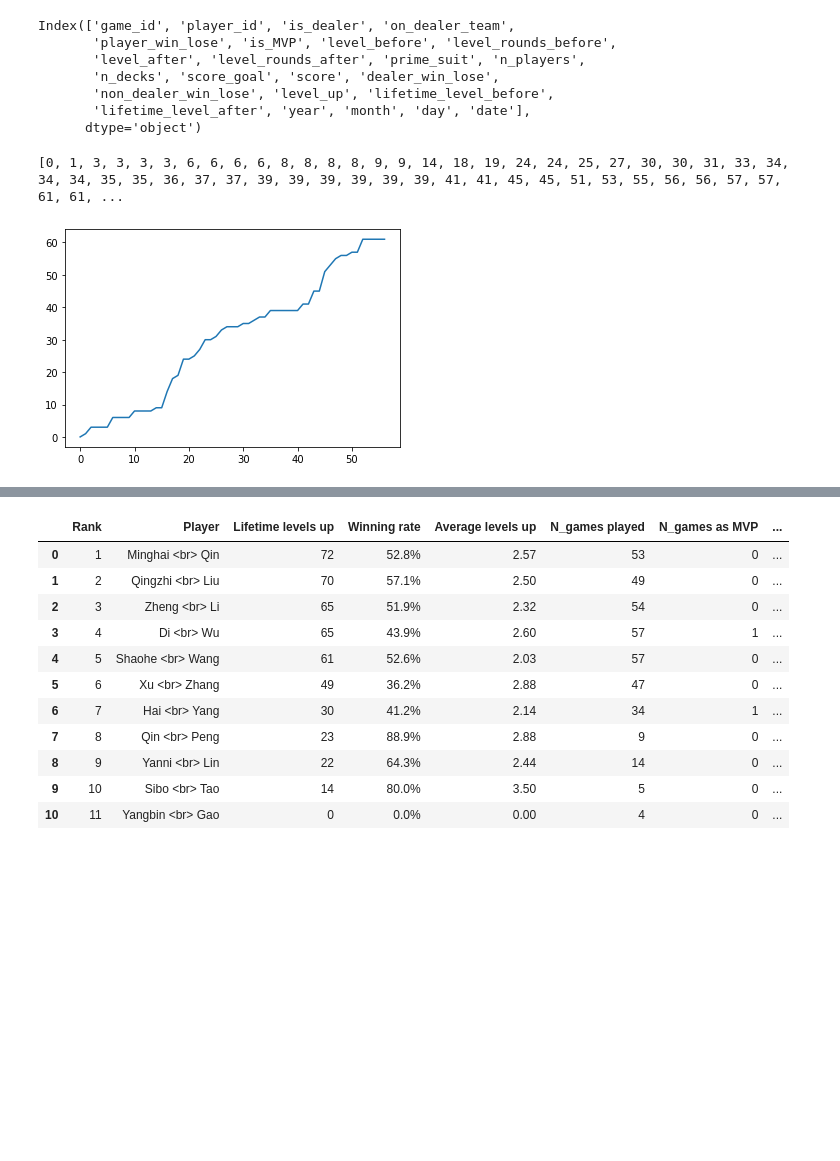
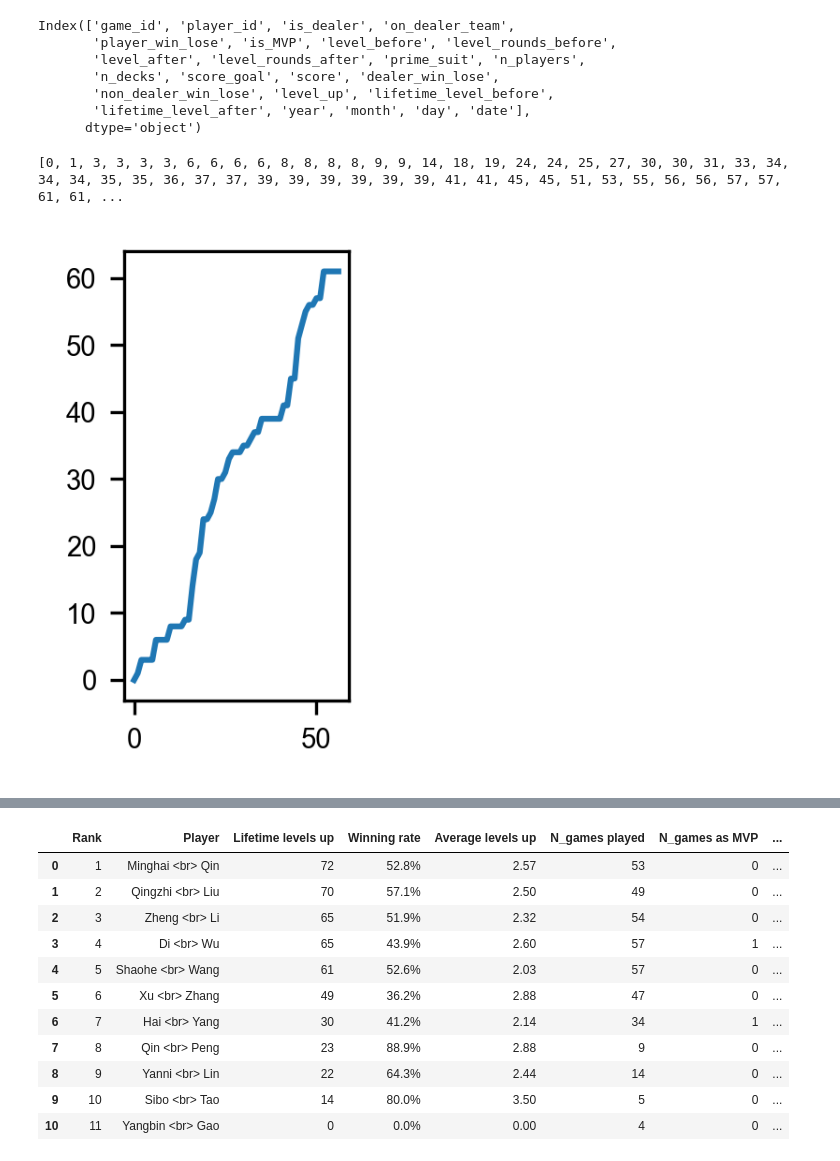
Before and after one commit to snownontrace/stats_playing_cards, a Jupyter notebook: update-player-stats.ipynb, the cells around one changed output, grey strips where cells are left out. Saved outputs shown, nothing was run; the diff lists cells and outputs as text; code cells hidden in the pictures; blank space fills up the shorter version.

Commit message:
add plotting script

```diff
--- a/update-player-stats.ipynb
+++ b/update-player-stats.ipynb
@@ -2,8 +2,15 @@
 from get_sheet_data import get_sheet_data
 import pandas as pd
 from datetime import date
+import matplotlib
 import matplotlib.pyplot as plt
 import seaborn as sns
+
+%matplotlib inline
+font = {'family' : 'Arial',
+        'size'   : 7}
+matplotlib.rc('font', **font)
+plt.rcParams['svg.fonttype'] = 'none'
 # %%
 # pull data from the Google spreadsheet
 SHEET_URL = 'https://docs.google.com/spreadsheets/d/1So3PBr9gV3I0LzApZOgJlQew2QjM1wAiWhR50rAnHRg/edit#gid=2137801449'
@@ -196,8 +203,11 @@ def plot_player_history(df, player):
     player_history = df_player.lifetime_level_before.tolist()
     print(player_history)
     plt.plot(range(len(player_history)), player_history)
-# %%
-plot_player_history(df, 'Shaohe_Wang')
-# %% [output]
-[0, 1, 3, 3, 3, 3, 6, 6, 6, 6, 8, 8, 8, 8, 9, 9, 14, 18, 19, 24, 24, 25, 27, 30, 30, 31, 33, 34, 34, 34, 35, 35, 36, 37, 37, 39, 39, 39, 39, 39, 39, 41, 41, 45, 45, 51, 53, 55, 56, 56, 57, 57, 61, 61, ...
-[figure, removed]
+# %%
+fig_width, fig_height = (1, 2)
+fig = plt.figure(figsize=(fig_width, fig_height), dpi=300)
+ax = fig.add_axes([0.1, 0.1, 0.8, 0.8])
+plot_player_history(df, 'Shaohe_Wang')
+# %% [output]
+[0, 1, 3, 3, 3, 3, 6, 6, 6, 6, 8, 8, 8, 8, 9, 9, 14, 18, 19, 24, 24, 25, 27, 30, 30, 31, 33, 34, 34, 34, 35, 35, 36, 37, 37, 39, 39, 39, 39, 39, 39, 41, 41, 45, 45, 51, 53, 55, 56, 56, 57, 57, 61, 61, ...
+[figure, added]
```
Also changed, not shown: parts of 8 cells of this notebook, 1 other file.
